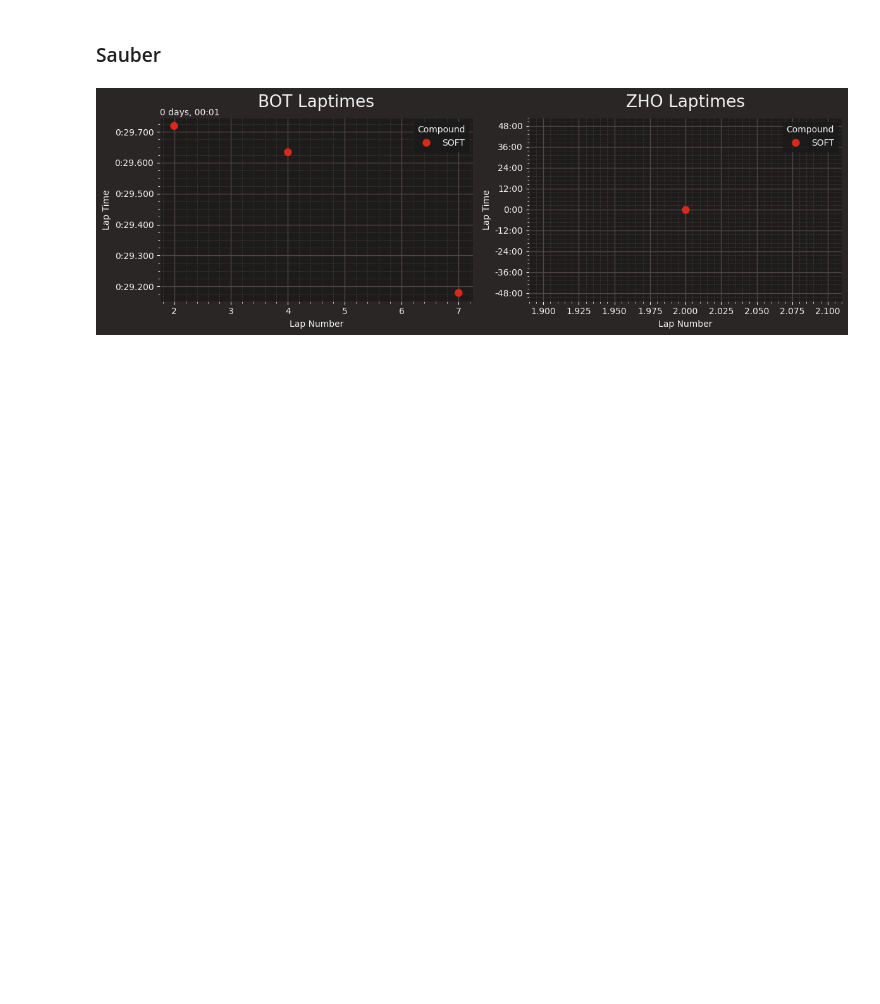
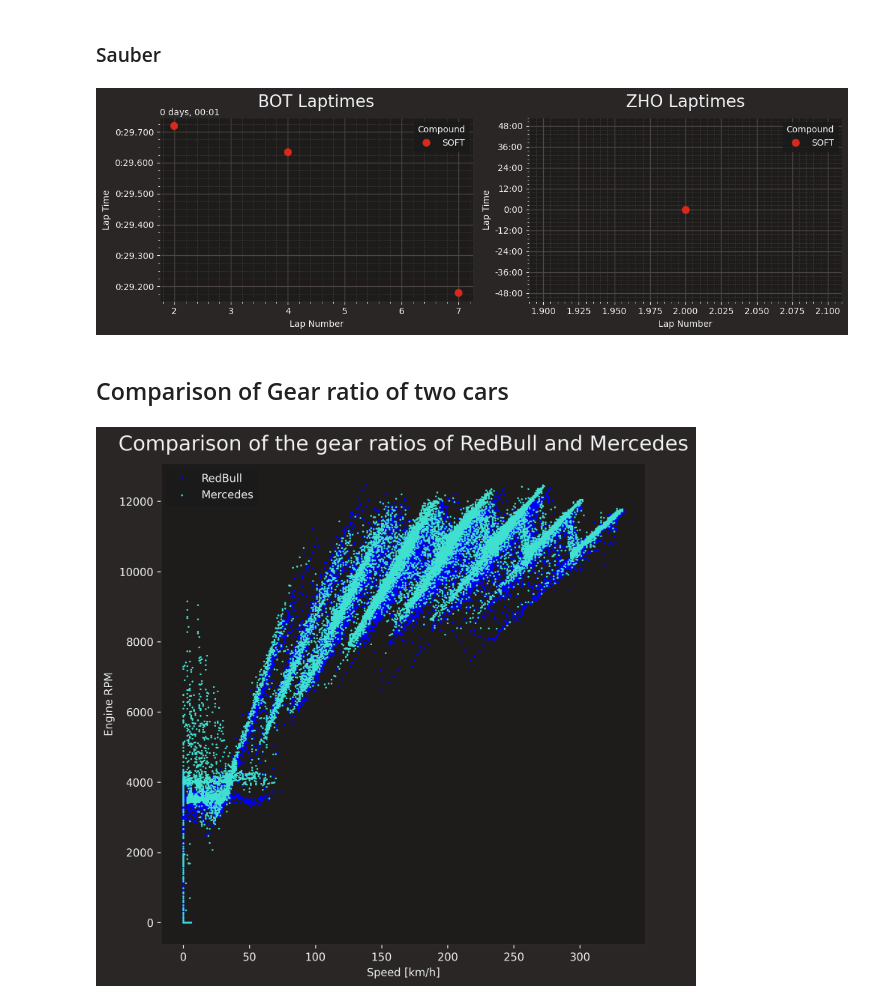
Before and after one commit to visciric/Projects, a Jupyter notebook: F1 Data Analysis/season_2024/02_Jeddah/Qualifying.ipynb, the cells around one changed output. Drawn from its saved outputs; the diff is of its cells as text; code cells hidden in the pictures; blank space fills up the shorter version.

```diff
--- a/F1 Data Analysis/season_2024/02_Jeddah/Qualifying.ipynb
+++ b/F1 Data Analysis/season_2024/02_Jeddah/Qualifying.ipynb
@@ -297,3 +382,8 @@ plot_driver_laptimes(get_drivers_of_teams('Alpine'), session)
 plot_driver_laptimes(get_drivers_of_teams('Kick Sauber'), session)
 # %% [output]
 [figure]
+# %% [markdown]
+## Comparison of Gear ratio of two cars
+# %%
+fastest_red = session.laps.pick_driver('VER').get_telemetry()
+fastest_fer = session.laps.pick_driver('LEC').get_telemetry()
@@ -299,0 +395,14 @@ plot_driver_laptimes(get_drivers_of_teams('Kick Sauber'), session)
+# %%
+plt.figure(figsize= (8,8), dpi  = 300)
+plt.scatter(fastest_red['Speed'], fastest_red['RPM'],
+            label='RedBull', color='blue', s=1)
+plt.scatter(fastest_fer['Speed'], fastest_fer['RPM'],
+            label='Mercedes', color='turquoise', s=.5)
+
+plt.title('Comparison of the gear ratios of RedBull and Mercedes')
+plt.xlabel('Speed [km/h]')
+plt.ylabel('Engine RPM')
+plt.legend()
+plt.show()
+# %% [output]
+[figure, added]
```
Also changed, not shown: parts of 11 cells of this notebook, 3 other files.
